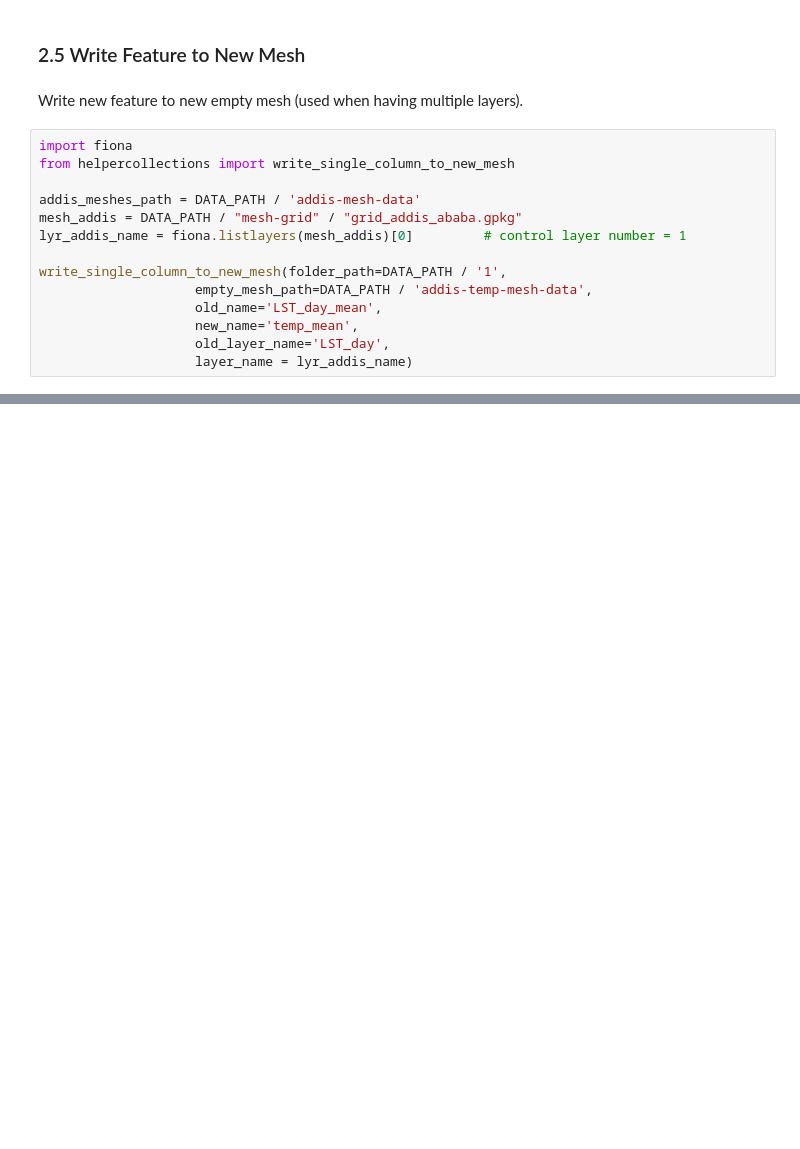
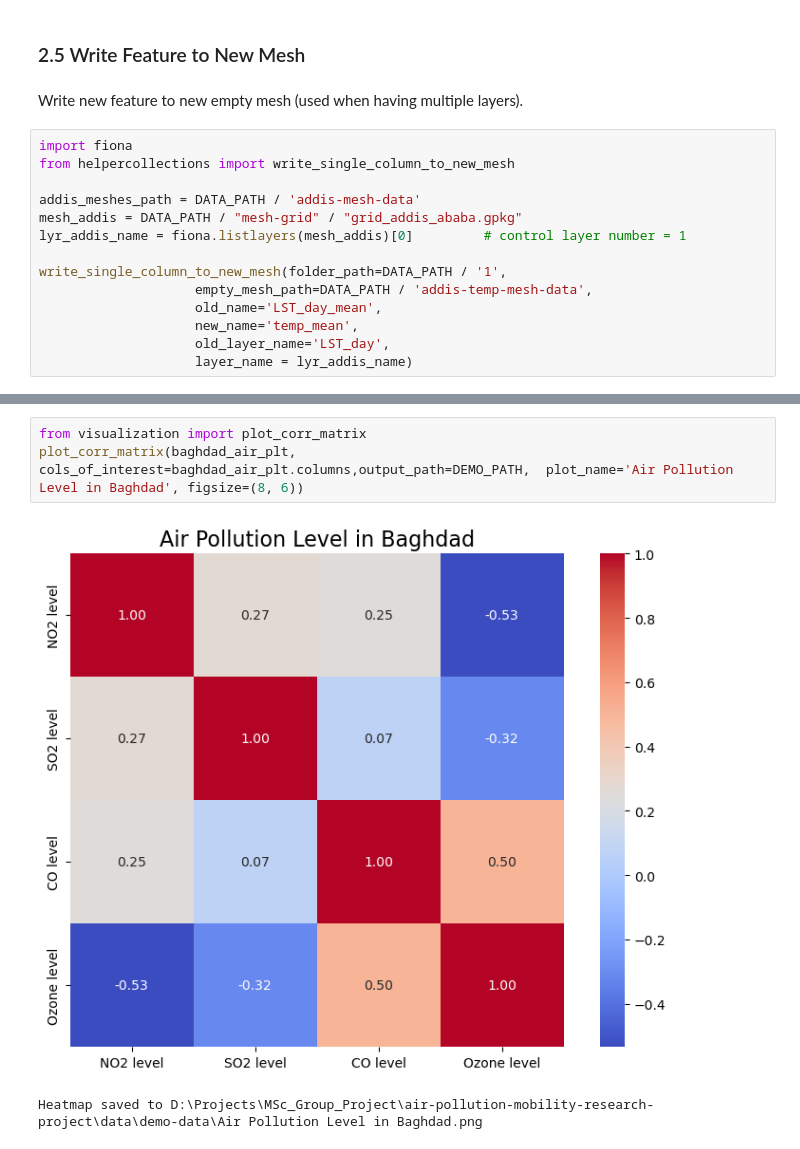
Before and after one commit to yixuan228/air-pollution-mobility-research-project, a Jupyter notebook: notebooks/appendix.ipynb, the cells around one changed output, grey strips where cells are left out. Cells and saved outputs as stored; diff of their text form; blank space fills up the shorter version.

```diff
--- a/notebooks/appendix.ipynb
+++ b/notebooks/appendix.ipynb
@@ -1028,0 +1141,6 @@ write_single_column_to_new_mesh(folder_path=DATA_PATH / '1',
+# %%
+from visualization import plot_corr_matrix
+plot_corr_matrix(baghdad_air_plt, cols_of_interest=baghdad_air_plt.columns,output_path=DEMO_PATH,  plot_name='Air Pollution Level in Baghdad', figsize=(8, 6))
+# %% [output]
+[figure, added]
+Heatmap saved to D:\Projects\MSc_Group_Project\air-pollution-mobility-research-project\data\demo-data\Air Pollution Level in Baghdad.png
```
Also changed, not shown: parts of 15 cells of this notebook, 6 other files.
